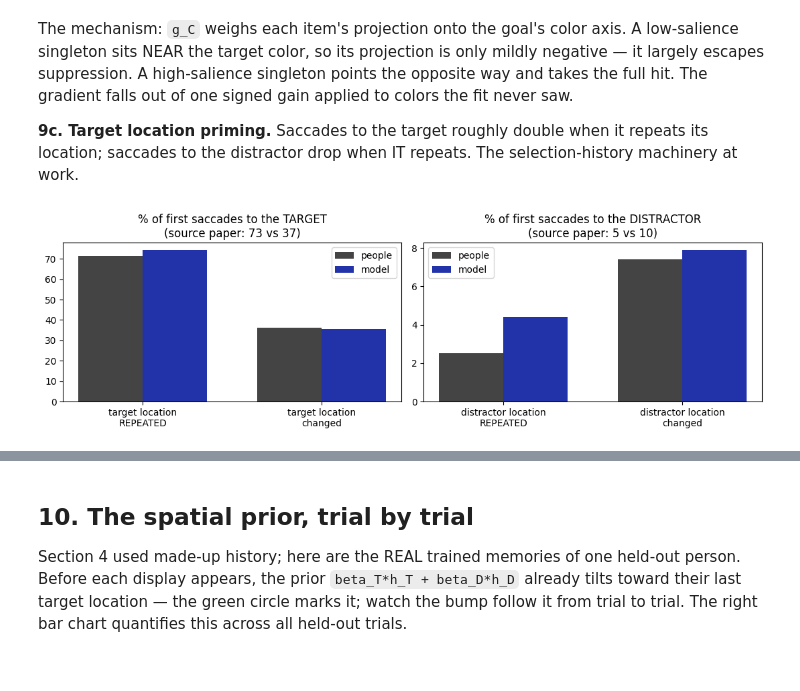
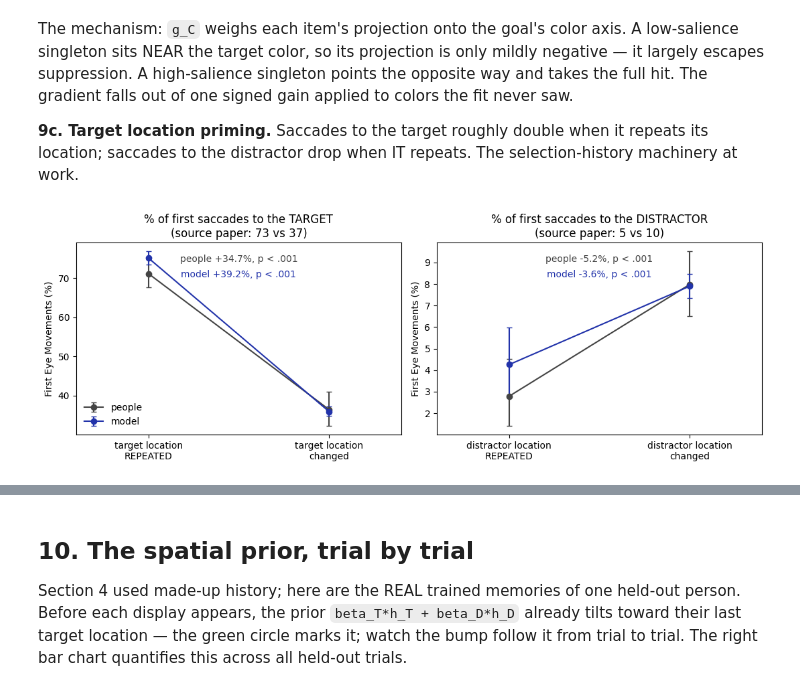
Before and after one commit to HanZhang-psych/Ego-Spatial-Sense, a Jupyter notebook: Visual-Search/tutorial_visual_search.ipynb, the cells around one changed output, grey strips where cells are left out. Saved outputs shown, nothing was run; the diff lists cells and outputs as text; code cells hidden in the pictures.

```diff
--- a/Visual-Search/tutorial_visual_search.ipynb
+++ b/Visual-Search/tutorial_visual_search.ipynb
@@ -1002,42 +1002,83 @@ drop when IT repeats. The selection-history machinery at work.
 # %%
 ev2 = ev.copy()
 ev2["block"] = pd.to_numeric(ev2["block"], errors="coerce").fillna(0.0)
 ev2["trial"] = pd.to_numeric(ev2["trial"], errors="coerce")
 ev2["subj"] = ev2["subj"].astype(str)
 ev2 = ev2.sort_values(["study", "subj", "block", "trial"])
 ev2["prevT"] = ev2.groupby(["study", "subj"]).targLoc.shift(1)
 ev2["prevS"] = ev2.groupby(["study", "subj"]).singLoc.shift(1)
 key = ["study", "subj", "block", "trial"]
 sacc2 = sacc.merge(ev2[key + ["prevT", "prevS"]], on=key, how="left")
 
-def bar_pair(masks, pick, labels, title, paper):
-    obs = [((chose[m_] * pick[m_]).sum() / m_.sum() * 100).item()
-           for m_ in masks]
-    mod = [((prob[m_] * pick[m_]).sum() / m_.sum() * 100).item()
-           for m_ in masks]
-    x = np.arange(2)
-    plt.bar(x - 0.18, obs, 0.36, label="people", color="#444444")
-    plt.bar(x + 0.18, mod, 0.36, label="model", color="#2233aa")
-    plt.xticks(x, labels); plt.legend()
-    plt.title(f"{title}\n{paper}")
+# regenerated saccades for ALL trials (9a's logic, whole dataset):
+# one draw per real trial from the predicted probabilities
+gen2 = torch.Generator().manual_seed(1)
+sim2 = torch.multinomial(prob, 1, generator=gen2).squeeze(1)
+simch2 = torch.zeros(N, 6); simch2[torch.arange(N), sim2] = 1
 
-plt.figure(figsize=(11, 3.5))
+def line_pair(mA, mB, pick, labels, title, paper):
+    '''The 9a construction for a two-condition contrast:
+    per-subject means, bootstrapped 95% CI over subjects, model
+    line from the regenerated saccades, paired t-test (condition A
+    vs B across subjects) separately per line.'''
+    frames = []
+    for m_ in (mA, mB):
+        d_ = pd.DataFrame(dict(
+            si=tt["si"][m_].numpy(),
+            obs=(chose[m_] * pick[m_]).sum(1).numpy(),
+            mod=(simch2[m_] * pick[m_]).sum(1).numpy()))
+        frames.append(d_.groupby("si").mean() * 100)
+    p2 = frames[0].join(frames[1], lsuffix="_A", rsuffix="_B").dropna()
+    idx_b = np.random.default_rng(0).integers(0, len(p2), (10000, len(p2)))
+    ci = pd.DataFrame(np.percentile(p2.values[idx_b].mean(1),
+                                    [2.5, 97.5], axis=0).T,
+                      index=p2.columns, columns=["lo", "hi"])
+    tests_ = {w_: pg.ttest(p2[w_ + "_A"], p2[w_ + "_B"], paired=True)
+              for w_ in ("obs", "mod")}
+    ax = plt.gca()
+    for k, (w_, c_, lab) in enumerate([("obs", "#444444", "people"),
+                                       ("mod", "#2233aa", "model")]):
+        cols = [w_ + "_A", w_ + "_B"]
+        y = p2[cols].mean().values
+        e = np.stack([y - ci.lo[cols], ci.hi[cols] - y])
+        ax.errorbar(np.arange(2), y, yerr=e, color=c_, marker="o",
+                    ms=6, capsize=3, lw=1.5, label=lab)
+        ax.text(0.5, 0.90 - 0.08 * k,
+                f"{lab} {y[0] - y[1]:+.1f}%, {p_str(tests_[w_])}",
+                transform=ax.transAxes, ha="center", fontsize=10,
+                color=c_)
+    ax.set_xticks(np.arange(2), labels)
+    ax.set_xlim(-0.4, 1.4)
+    ax.set_ylabel("First Eye Movements (%)")
+    ax.set_title(f"{title}\n{paper}")
+    return tests_, len(p2)
+
+plt.figure(figsize=(11, 4))
 plt.subplot(1, 2, 1)
 tr = test & first & torch.tensor(sacc2.prevT.values == sacc.targLoc.values)
 tc_ = test & first & torch.tensor((sacc2.prevT.values != sacc.targLoc.values)
                                   & ~np.isnan(sacc2.prevT.values))
-bar_pair([tr, tc_], isT,
-         ["target location\nREPEATED", "target location\nchanged"],
-         "% of first saccades to the TARGET", "(source paper: 73 vs 37)")
+tests_T, nT = line_pair(
+    tr, tc_, isT, ["target location\nREPEATED", "target location\nchanged"],
+    "% of first saccades to the TARGET", "(source paper: 73 vs 37)")
+plt.legend(loc="lower left", frameon=False)
 plt.subplot(1, 2, 2)
 sr = test & first & sing_present & torch.tensor(
     (sacc2.prevS.values == sacc.singLoc.values) & (sacc2.prevS.values > 0))
 sc2 = test & first & sing_present & torch.tensor(
     sacc2.prevS.values != sacc.singLoc.values)
-bar_pair([sr, sc2], isS,
-         ["distractor location\nREPEATED", "distractor location\nchanged"],
-         "% of first saccades to the DISTRACTOR", "(source paper: 5 vs 10)")
+tests_S, nS = line_pair(
+    sr, sc2, isS,
+    ["distractor location\nREPEATED", "distractor location\nchanged"],
+    "% of first saccades to the DISTRACTOR", "(source paper: 5 vs 10)")
 plt.tight_layout()
 plt.show()
+
+for lab, tests_, n_ in [("target location: repeat vs change", tests_T, nT),
+                        ("distractor location: repeat vs change",
+                         tests_S, nS)]:
+    for w_, who in (("obs", "people"), ("mod", "model")):
+        print(f"{who}, {lab} (paired across {n_} held-out subjects)")
+        print(tests_[w_].round(4).to_string(index=False), "\n")
 # %% [output]
-[figure, old version]
+[figure, new version]
```
Also changed, not shown: parts of 1 cell of this notebook.
